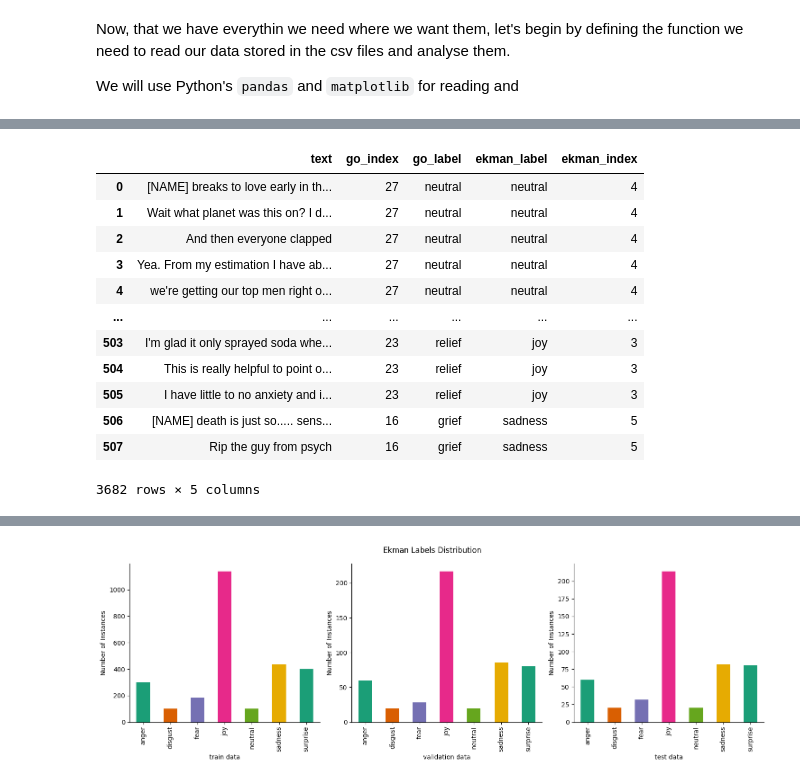
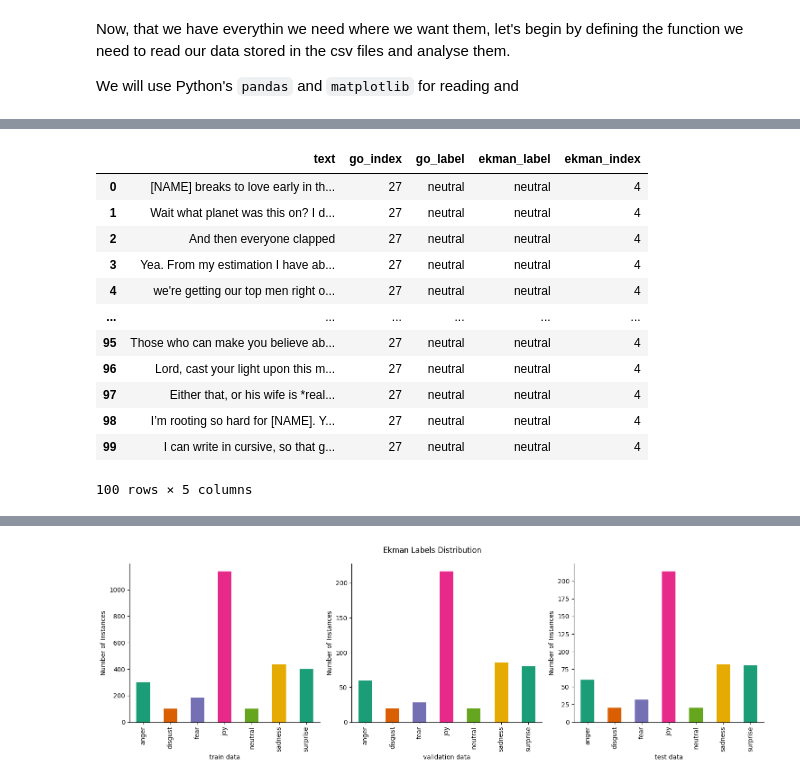
Before and after one commit to UCREL/Session-6-LLM-Based-Emotion-Analysis, a Jupyter notebook: tutorial.ipynb, the cells around one changed output, grey strips where cells are left out. Saved outputs shown, nothing was run; the diff lists cells and outputs as text; code cells hidden in the pictures.

```diff
--- a/tutorial.ipynb
+++ b/tutorial.ipynb
@@ -80,11 +103,8 @@ def plot_data_distribution(df, ax, xlabel=None, ylabel=None, category='ekman_lab
   ax.spines[['top', 'right',]].set_visible(False)
 # %%
 # @title ##### **Loading and Analysing Emotion Data**
-import pandas as pd
-traindf = pd.read_csv("./sample_data/train.csv")
-valdf = pd.read_csv("./sample_data/val.csv")
-testdf = pd.read_csv("./sample_data/test.csv")
-dataset = pd.concat([traindf, valdf, testdf])
+dataset = load_dataset()
+combined_dataset = pd.concat([dataset['train'], dataset['val'], dataset['test']])
 
-print(f"{'Training data':>16}: {len(traindf)}\n{'Validation data':>16}: {len(valdf)} \
-      \n{'Testing data':>16}: {len(testdf)}\n{'Combined dataset':>16}: {len(dataset)}")
+print(f"{'Training data':>16}: {len(dataset['train'])}\n{'Validation data':>16}: {len(dataset['val'])} \
+      \n{'Testing data':>16}: {len(dataset['test'])}\n{'Combined dataset':>16}: {len(combined_dataset)}")
@@ -91,17 +123,17 @@ print(f"{'Training data':>16}: {len(traindf)}\n{'Validation data':>16}: {len(val
 # %%
-# @title ##### **Let's see what our data looks like...**
-dataset
+# @title ##### **Let's see what our data looks like...** <br> The code below shows the top 100 rows. Adjust the value as you wish to see more (or less)...
+combined_dataset[:100]
 # %% [output]
 |  | text | go_index | go_label | ekman_label | ekman_index |
 | 0 | [NAME] breaks to love early in th... | 27 | neutral | neutral | 4 |
 | 1 | Wait what planet was this on? I d... | 27 | neutral | neutral | 4 |
 | 2 | And then everyone clapped | 27 | neutral | neutral | 4 |
 | 3 | Yea. From my estimation I have ab... | 27 | neutral | neutral | 4 |
 | 4 | we're getting our top men right o... | 27 | neutral | neutral | 4 |
 | ... | ... | ... | ... | ... | ... |
-| 503 | I'm glad it only sprayed soda whe... | 23 | relief | joy | 3 |
-| 504 | This is really helpful to point o... | 23 | relief | joy | 3 |
-| 505 | I have little to no anxiety and i... | 23 | relief | joy | 3 |
-| 506 | [NAME] death is just so..... sens... | 16 | grief | sadness | 5 |
-| 507 | Rip the guy from psych | 16 | grief | sadness | 5 |
+| 95 | Those who can make you believe ab... | 27 | neutral | neutral | 4 |
+| 96 | Lord, cast your light upon this m... | 27 | neutral | neutral | 4 |
+| 97 | Either that, or his wife is *real... | 27 | neutral | neutral | 4 |
+| 98 | I’m rooting so hard for [NAME]. Y... | 27 | neutral | neutral | 4 |
+| 99 | I can write in cursive, so that g... | 27 | neutral | neutral | 4 |
-3682 rows × 5 columns
+100 rows × 5 columns
```
Also changed, not shown: parts of 13 cells of this notebook.
